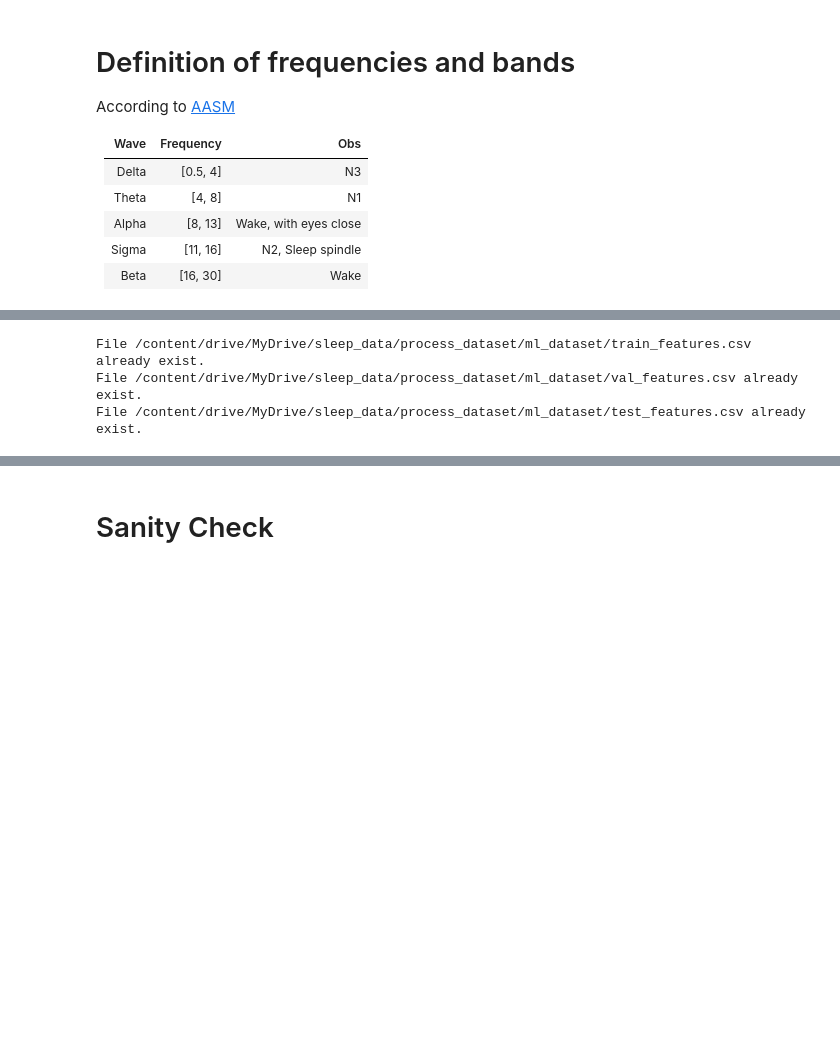
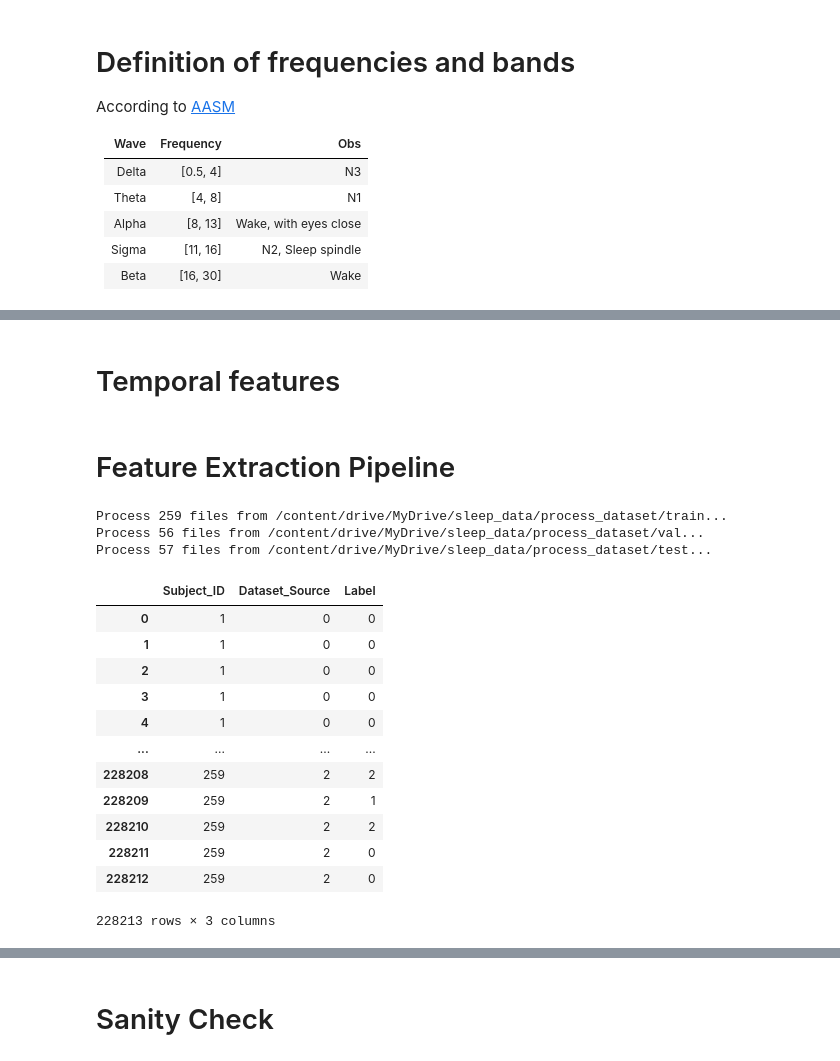
Before and after one commit to CarmenTheodoraCraciun/Sleep-Quality-Based-EEG-Signals, a Jupyter notebook: notebooks/ELT_feature_extraction/5_Feture_extraction.ipynb, the cells around one changed output, grey strips where cells are left out. Saved outputs shown, nothing was run; the diff lists cells and outputs as text; code cells hidden in the pictures; blank space fills up the shorter version.

```diff
--- a/notebooks/ELT_feature_extraction/5_Feture_extraction.ipynb
+++ b/notebooks/ELT_feature_extraction/5_Feture_extraction.ipynb
@@ -166,0 +295,5 @@ def extract_features(epoch):
+# %%
+def extract_relative_powers(band_powers, total_power):
+    if total_power == 0:
+        return [0] * len(band_powers)
+    return [bp / total_power for bp in band_powers]
@@ -167,3 +302,29 @@ def extract_features(epoch):
+# %%
+def extract_features(epoch, SFREQ=SFREQ, EEG_BANDS=EEG_BANDS):
+    features = []
+
+    # Time domain
+    features.extend(extract_time_features(epoch))
+
+    # Hjorth
+    features.extend(extract_hjorth(epoch))
+
+    # PSD
+    freqs, psd = welch(epoch, SFREQ, nperseg=SFREQ*2)
+
+    # Frequency domain
+    spec_entropy, band_powers, total_power = extract_frequency_features(freqs, psd, EEG_BANDS)
+    features.append(spec_entropy)
+    features.extend(band_powers)
+    features.append(total_power)
+
+    # Relative powers
+    features.extend(extract_relative_powers(band_powers, total_power))
+
+    # Spectral fine structure
+    features.extend(extract_spectral_fine_structure(freqs, psd))
+
+    return features
 # %%
 def process_folder(folder_path, output_csv):
     '''
@@ -235,0 +455,2 @@ def process_folder(folder_path, output_csv):
+# %% [markdown]
+# Temporal features
@@ -236,9 +495,30 @@ def process_folder(folder_path, output_csv):
+# %% [markdown]
+# Feature Extraction Pipeline
 # %%
-folders = ['train','val','test']
-for folder in folders:
-  process_folder(base_path + '/' + folder,
-                 base_path + '/ml_dataset/' + folder + '_features.csv')
+dfs = {}
+
+for folder in ['train', 'val', 'test']:
+    dfs[folder] = process_folder(
+        base_path + '/' + folder,
+        base_path + '/extracted_features/' + folder + '_features.csv',
+    )
 # %% [output]
-File /content/drive/MyDrive/sleep_data/process_dataset/ml_dataset/train_features.csv already exist.
-File /content/drive/MyDrive/sleep_data/process_dataset/ml_dataset/val_features.csv already exist.
-File /content/drive/MyDrive/sleep_data/process_dataset/ml_dataset/test_features.csv already exist.
+Process 259 files from /content/drive/MyDrive/sleep_data/process_dataset/train...
+Process 56 files from /content/drive/MyDrive/sleep_data/process_dataset/val...
+Process 57 files from /content/drive/MyDrive/sleep_data/process_dataset/test...
+# %%
+dfs['train'][['Subject_ID', 'Dataset_Source', 'Label']]
+# %% [output]
+|  | Subject_ID | Dataset_Source | Label |
+| 0 | 1 | 0 | 0 |
+| 1 | 1 | 0 | 0 |
+| 2 | 1 | 0 | 0 |
+| 3 | 1 | 0 | 0 |
+| 4 | 1 | 0 | 0 |
+| ... | ... | ... | ... |
+| 228208 | 259 | 2 | 2 |
+| 228209 | 259 | 2 | 1 |
+| 228210 | 259 | 2 | 2 |
+| 228211 | 259 | 2 | 0 |
+| 228212 | 259 | 2 | 0 |
+228213 rows × 3 columns
```
Also changed, not shown: parts of 34 cells of this notebook, 3 other files.
